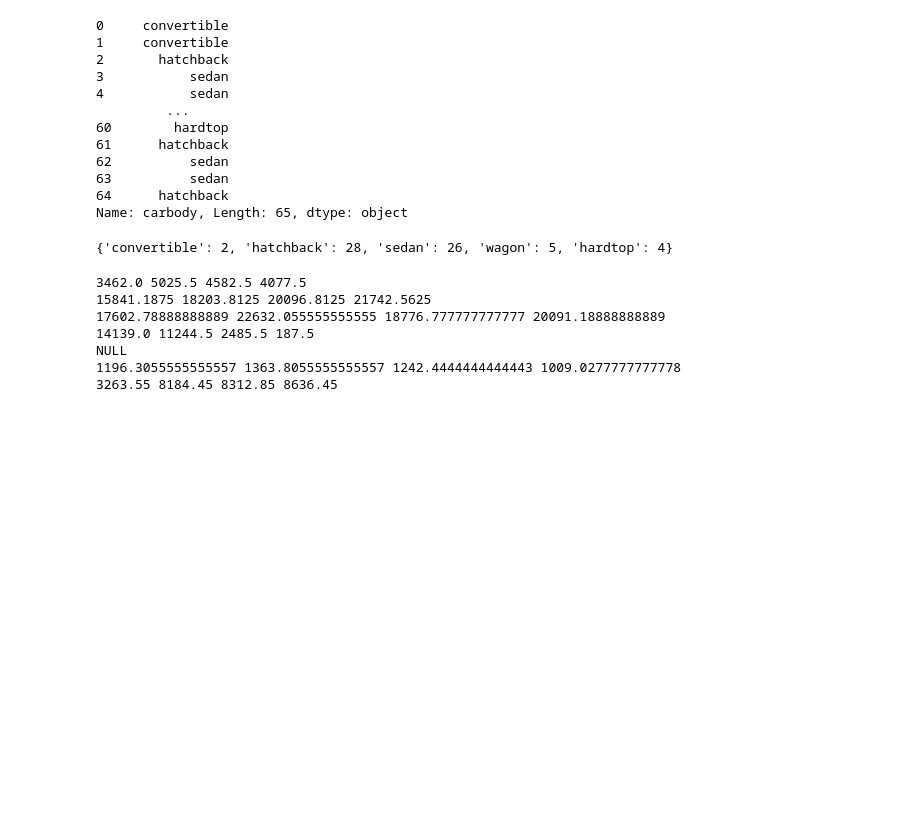
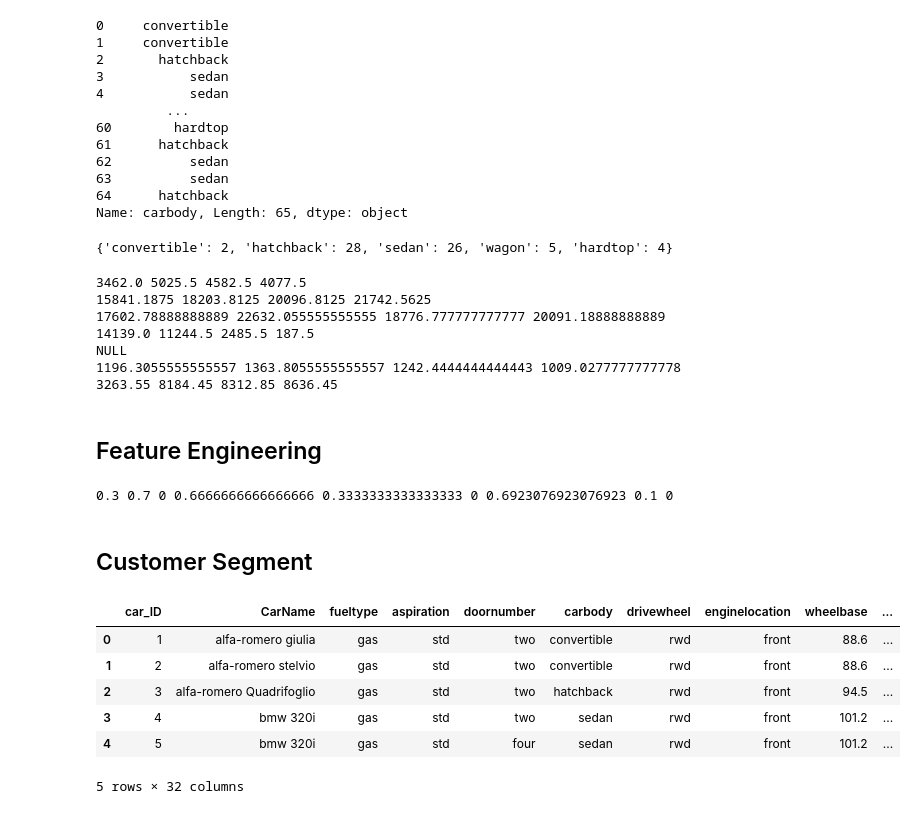
Before and after one commit to harasees-singh/Data-Analysis-Project, a Jupyter notebook: data/data_cleaning_and_feature_engineering.ipynb, the cells around one changed output. Drawn from its saved outputs; the diff is of its cells as text; code cells hidden in the pictures; blank space fills up the shorter version.

Commit message:
feature engineering

```diff
--- a/data/data_cleaning.ipynb
+++ b/data/data_cleaning_and_feature_engineering.ipynb
@@ -327,3 +327,82 @@ for i in range(0, 7):
 NULL
 1196.3055555555557 1363.8055555555557 1242.4444444444443 1009.0277777777778
 3263.55 8184.45 8312.85 8636.45
+# %% [markdown]
+## Feature Engineering
+# %%
+mil_low = [0, 20, 30]
+mil_high = [30, 40, 60]
+mil_med = [20, 30, 40]
+
+hp_low = [40, 80, 140]
+hp_high = [140, 200, 300]
+hp_med = [80, 140, 200]
+
+price_low = [4000, 12000, 25000]
+price_high = [25000, 35000, 50000]
+price_med = [15000, 25000, 35000]
+
+def get_low(low, val):
+    # low is a 3 tuple, val is the value to be classified
+    if val > low[2]:
+        return 0
+    elif val < low[1]:
+        return 1
+    else:
+        return (low[2] - val)/(low[2] - low[1])
+def get_high(high, val):
+    if(val < high[0]):
+        return 0
+    elif val > high[1]:
+        return 1
+    else:
+        return (val - high[0])/(high[1] - high[0])
+
+def get_med(med, val):
+    if(val < med[0] or val > med[2]):
+        return 0
+    if(val < med[1]):
+        return (val - med[0])/(med[1] - med[0])
+    else:
+        return (med[2] - val)/(med[2] - med[1])
+
+def membership(row):
+    # row is a 3 tuple {mileage, hp, price}
+
+    M = [0] * 9 # {mil 3 tuple}, {hp 3 tuple}, {price 3 tuple}
+
+    for i in range(0, 3):
+        M[0] = get_low(mil_low, row[0])
+        M[1] = get_med(mil_med, row[0])
+        M[2] = get_high(mil_high, row[0])
+
+    for i in range(0, 3):
+        M[3] = get_low(hp_low, row[1])
+        M[4] = get_med(hp_med, row[1])
+        M[5] = get_high(hp_high, row[1])
+
+    for i in range(0, 3):
+        M[6] = get_low(price_low, row[2])
+        M[7] = get_med(price_med, row[2])
+        M[8] = get_high(price_high, row[2])
+
+    return M
+
+print(*(membership([27, 100, 16000])))
+# %% [output]
+0.3 0.7 0 0.6666666666666666 0.3333333333333333 0 0.6923076923076923 0.1 0
+# %% [markdown]
+## Customer Segment
+# %%
+import pandas as pd
+df = pd.read_excel("./Datasets/data_after_cleaning.xlsx")
+
+df.head()
+# %% [output]
+|  | car_ID | CarName | fueltype | aspiration | doornumber | carbody | drivewheel | enginelocation | wheelbase | ... |
+| 0 | 1 | alfa-romero giulia | gas | std | two | convertible | rwd | front | 88.6 | ... |
+| 1 | 2 | alfa-romero stelvio | gas | std | two | convertible | rwd | front | 88.6 | ... |
+| 2 | 3 | alfa-romero Quadrifoglio | gas | std | two | hatchback | rwd | front | 94.5 | ... |
+| 3 | 4 | bmw 320i | gas | std | two | sedan | rwd | front | 101.2 | ... |
+| 4 | 5 | bmw 320i | gas | std | four | sedan | rwd | front | 101.2 | ... |
+5 rows × 32 columns
```
Also changed, not shown: parts of 4 cells of this notebook, 4 other files.
